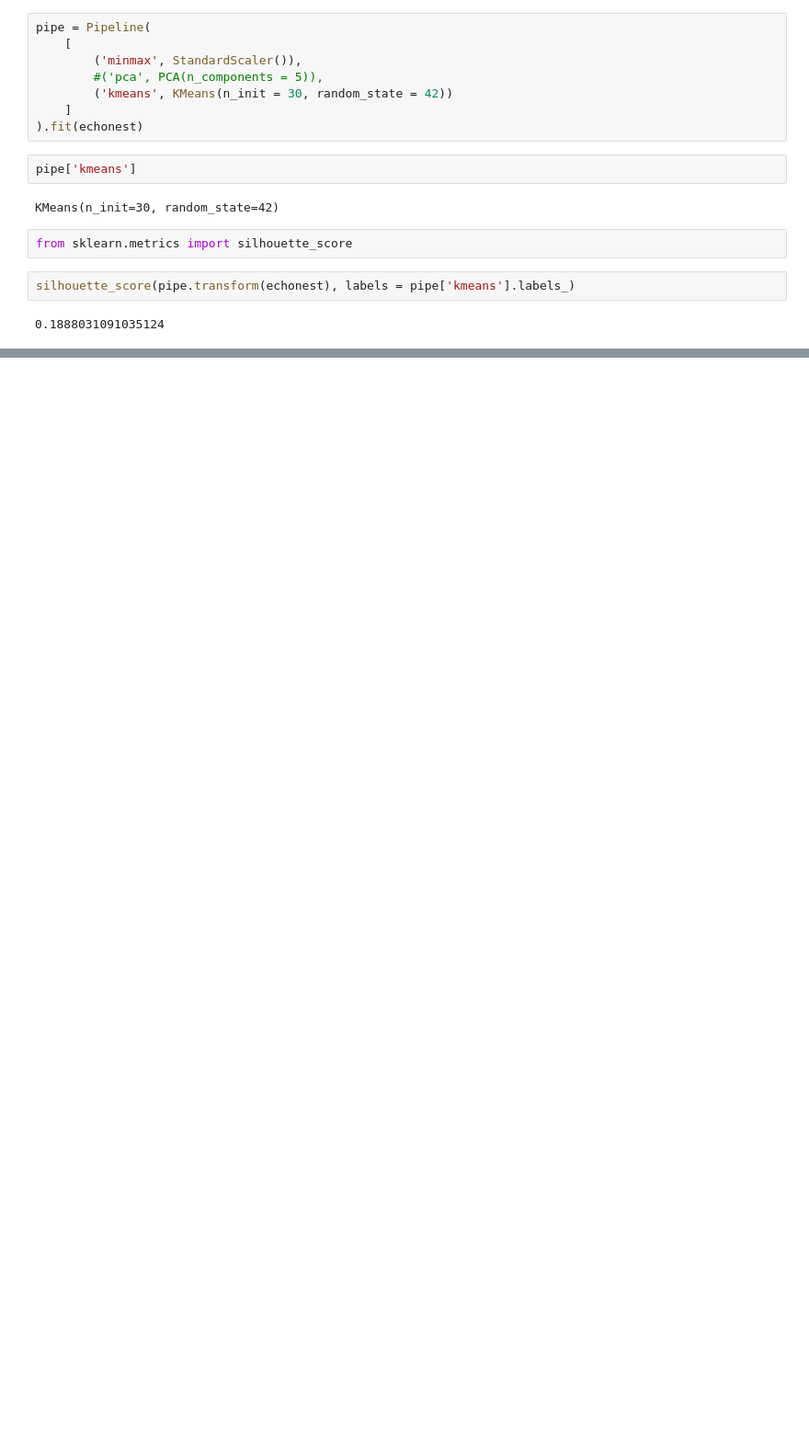
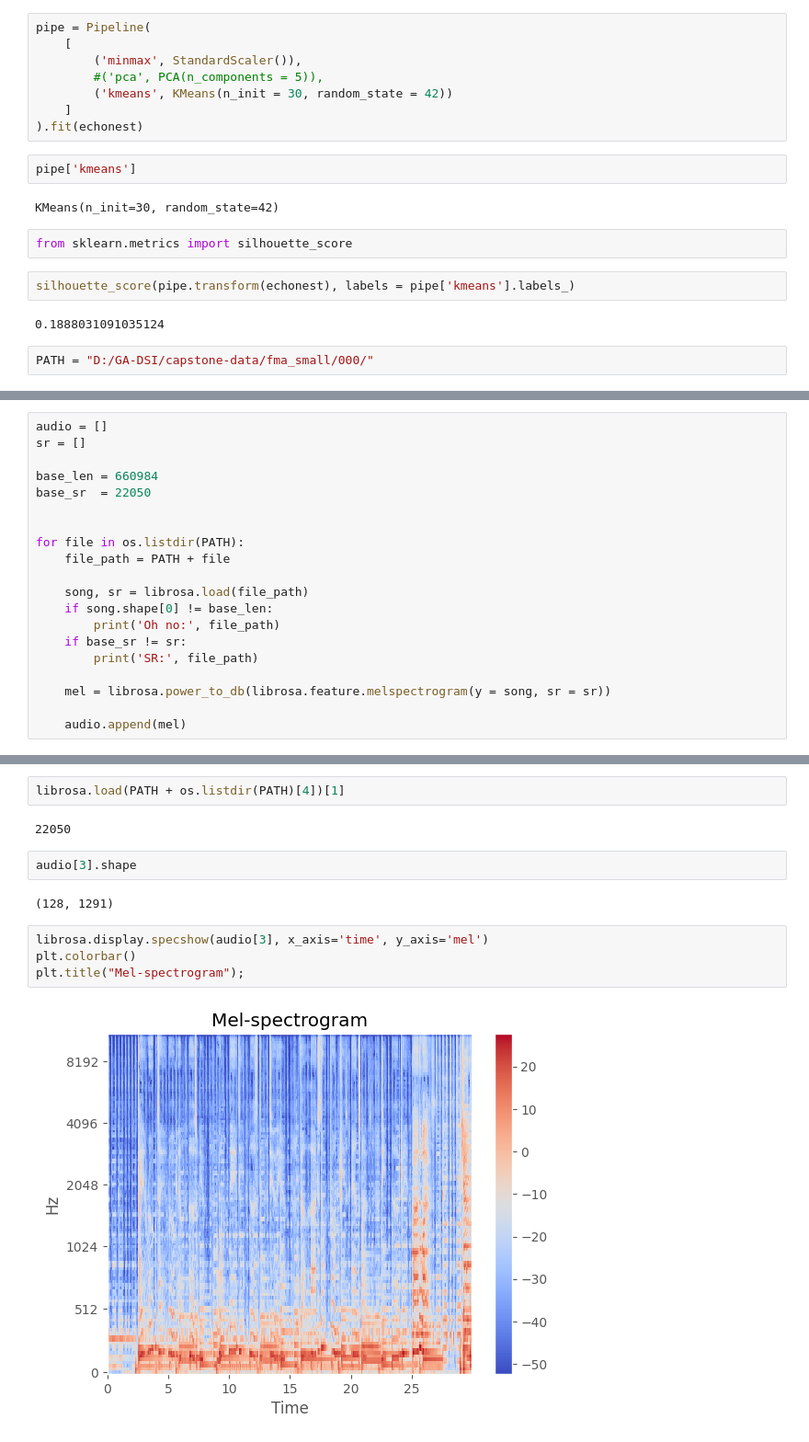
Before and after one commit to vijay-ravuri/audio-modeling, a Jupyter notebook: code/basic-eda.ipynb, the cells around one changed output, grey strips where cells are left out. Shown at 92% size. Drawn from its saved outputs; the diff is of its cells as text; blank space fills up the shorter version.

```diff
--- a/code/basic-eda.ipynb
+++ b/code/basic-eda.ipynb
@@ -118,3 +118,5 @@ from sklearn.metrics import silhouette_score
 silhouette_score(pipe.transform(echonest), labels = pipe['kmeans'].labels_)
 # %% [output]
 0.1888031091035124
+# %%
+PATH = "D:/GA-DSI/capstone-data/fma_small/000/"
@@ -120,0 +125,20 @@ silhouette_score(pipe.transform(echonest), labels = pipe['kmeans'].labels_)
+# %%
+audio = []
+sr = []
+
+base_len = 660984
+base_sr  = 22050
+
+
+for file in os.listdir(PATH):
+    file_path = PATH + file
+
+    song, sr = librosa.load(file_path)
+    if song.shape[0] != base_len:
+        print('Oh no:', file_path)
+    if base_sr != sr:
+        print('SR:', file_path)
+
+    mel = librosa.power_to_db(librosa.feature.melspectrogram(y = song, sr = sr))
+
+    audio.append(mel)
@@ -120,0 +163,14 @@ silhouette_score(pipe.transform(echonest), labels = pipe['kmeans'].labels_)
+# %%
+librosa.load(PATH + os.listdir(PATH)[4])[1]
+# %% [output]
+22050
+# %%
+audio[3].shape
+# %% [output]
+(128, 1291)
+# %%
+librosa.display.specshow(audio[3], x_axis='time', y_axis='mel')
+plt.colorbar()
+plt.title("Mel-spectrogram");
+# %% [output]
+[figure, added]
```
Also changed, not shown: parts of 23 cells of this notebook.
